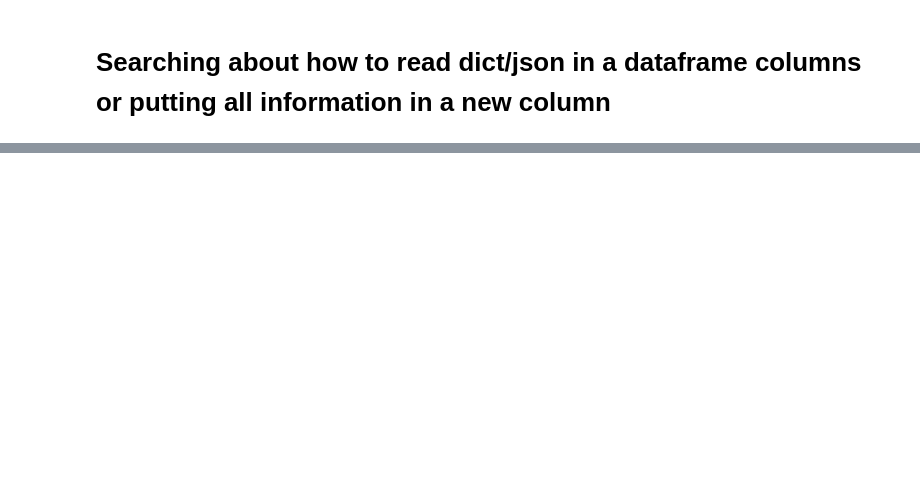
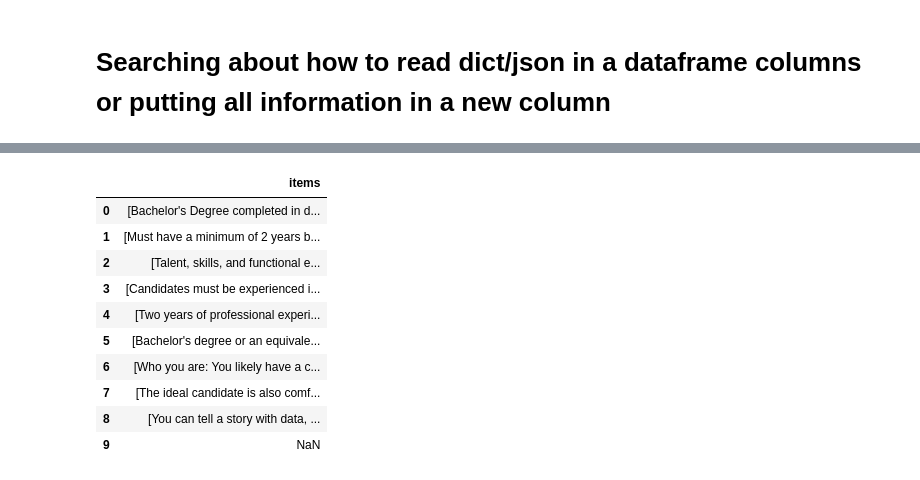
Before and after one commit to danielrodriguez007/Data_Analysis, a Jupyter notebook: Proyect_Search.ipynb, the cells around one changed output, grey strips where cells are left out. Drawn from its saved outputs; the diff is of its cells as text; code cells hidden in the pictures; blank space fills up the shorter version.

```diff
--- a/Proyect_Search.ipynb
+++ b/Proyect_Search.ipynb
@@ -101,3 +101,10 @@ dtypes: object(13)
 memory usage: 1.1+ KB
 # %% [markdown]
 # Searching about how to read dict/json in a dataframe columns or putting all information in a new column
+# %%
+jobs = pd.json_normalize(jobs_df.job_highlights )
+# %%
+jobs_df2 = pd.DataFrame(jobs)
+Ujobs = jobs_df2[0].apply(pd.Series)
+print(Ujobs)
+#Ujobs.loc[Ujobs["items"].str.contains("SQL")]
@@ -103,0 +123,16 @@ memory usage: 1.1+ KB
+# %%
+Ujobs = Ujobs.drop(columns = "title")
+# %%
+Ujobs
+# %% [output]
+|  | items |
+| 0 | [Bachelor's Degree completed in d... |
+| 1 | [Must have a minimum of 2 years b... |
+| 2 | [Talent, skills, and functional e... |
+| 3 | [Candidates must be experienced i... |
+| 4 | [Two years of professional experi... |
+| 5 | [Bachelor's degree or an equivale... |
+| 6 | [Who you are: You likely have a c... |
+| 7 | [The ideal candidate is also comf... |
+| 8 | [You can tell a story with data, ... |
+| 9 | NaN |
```
Also changed, not shown: parts of 6 cells of this notebook.
